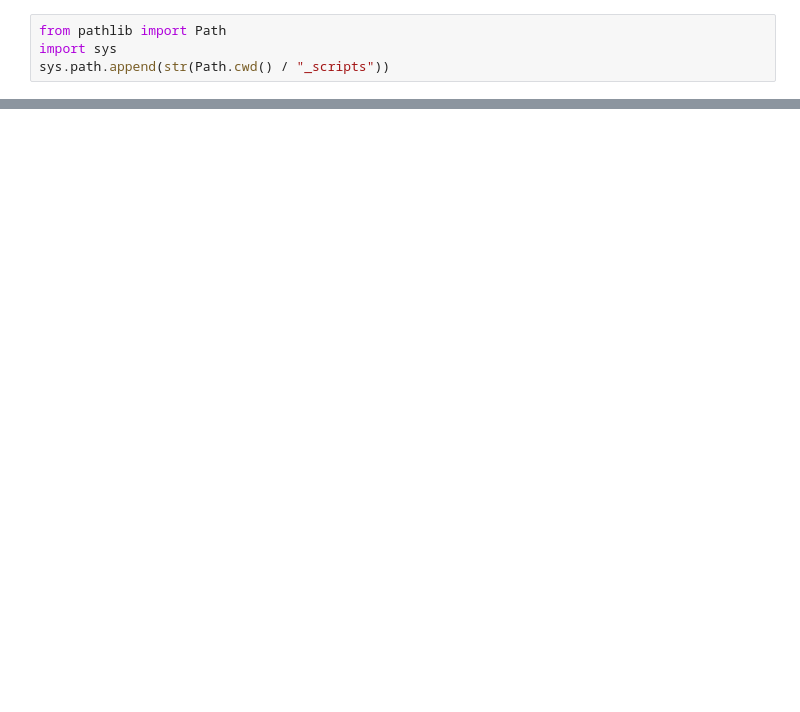
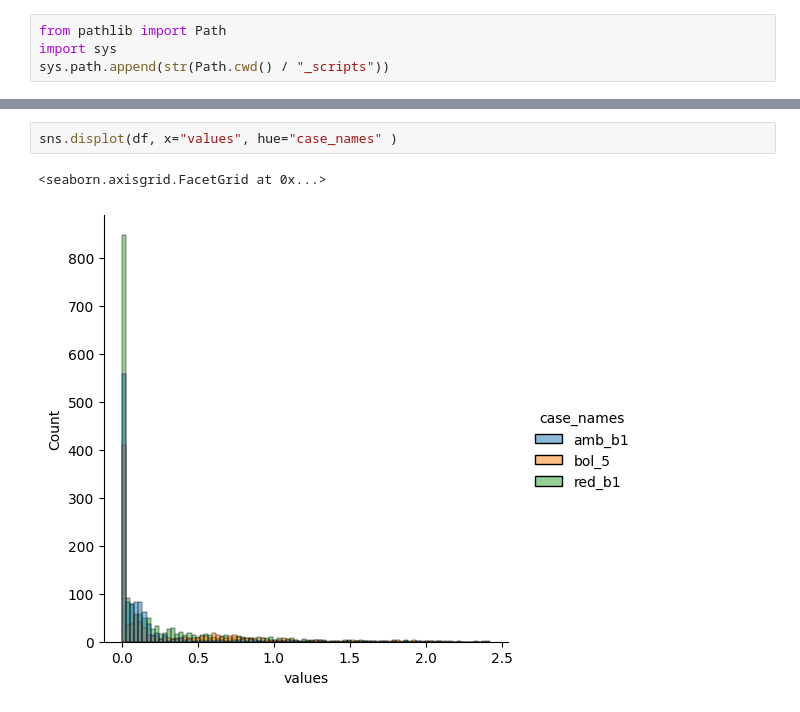
Before and after one commit to juliet29/plan2EPlus, a Jupyter notebook: _notebooks/t05_svg2plan.ipynb, the cells around one changed output, grey strips where cells are left out. Drawn from its saved outputs; the diff is of its cells as text; blank space fills up the shorter version.

```diff
--- a/_notebooks/t05_svg2plan.ipynb
+++ b/_notebooks/t05_svg2plan.ipynb
@@ -273,0 +116,5 @@ afn_subsurfaces = set_difference(list_all_dict_values(zone_map), list_all_dict_v
+# %%
+sns.displot(df, x="values", hue="case_names" )
+# %% [output]
+<seaborn.axisgrid.FacetGrid at 0x...>
+[figure, added]
```
Also changed, not shown: parts of 41 cells of this notebook, 7 other files.
